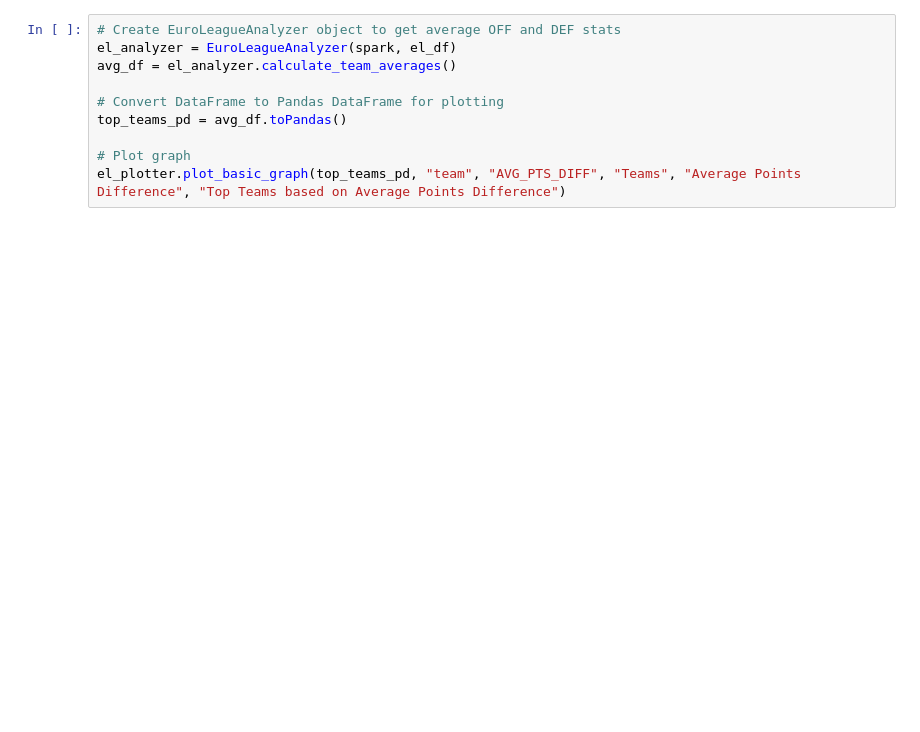
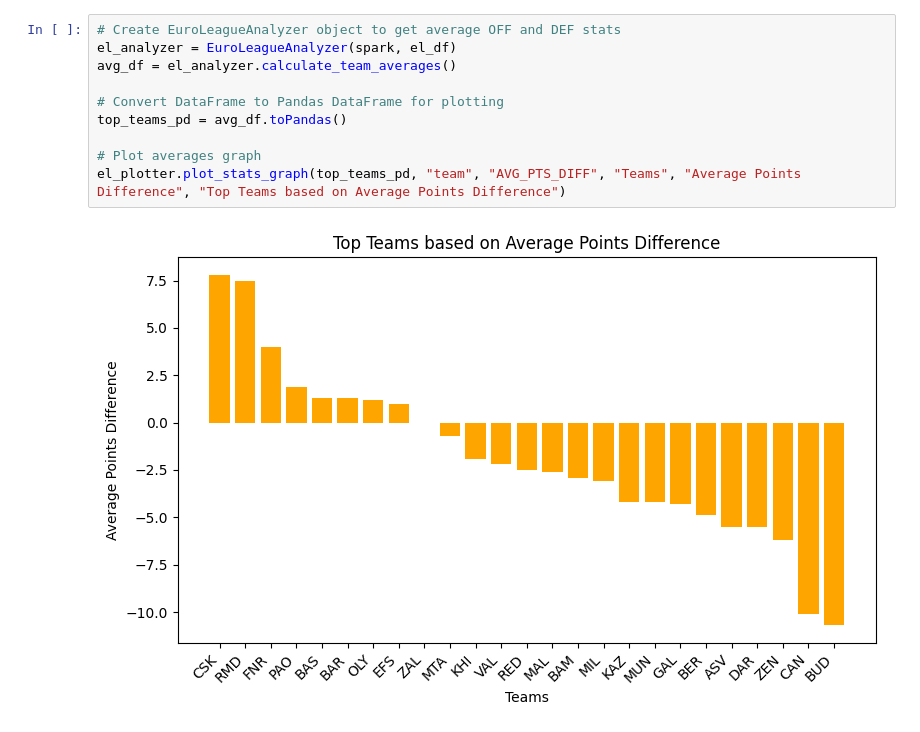
Before and after one commit to AleX77NP/EuroLeague-Advanced-Analysis, a Jupyter notebook: main.ipynb, the cells around one changed output. Cells and saved outputs as stored; diff of their text form; blank space fills up the shorter version.

```diff
--- a/main.ipynb
+++ b/main.ipynb
@@ -27,13 +44,15 @@ el_plotter = EuroLeaguePlotter()
 # %%
 # Create EuroLeagueAnalyzer object to get average OFF and DEF stats
 el_analyzer = EuroLeagueAnalyzer(spark, el_df)
 avg_df = el_analyzer.calculate_team_averages()
 
 # Convert DataFrame to Pandas DataFrame for plotting
 top_teams_pd = avg_df.toPandas()
 
-# Plot graph
-el_plotter.plot_basic_graph(top_teams_pd, "team", "AVG_PTS_DIFF", "Teams", "Average Points Difference", "Top Teams based on Average Points Difference")
+# Plot averages graph
+el_plotter.plot_stats_graph(top_teams_pd, "team", "AVG_PTS_DIFF", "Teams", "Average Points Difference", "Top Teams based on Average Points Difference")
+# %% [output]
+[figure, added]
 # %%
 # Get largest win streaks and show top 10
 streak_df = el_analyzer.calculate_team_win_streaks()
```
Also changed, not shown: parts of 6 cells of this notebook, 4 other files.
